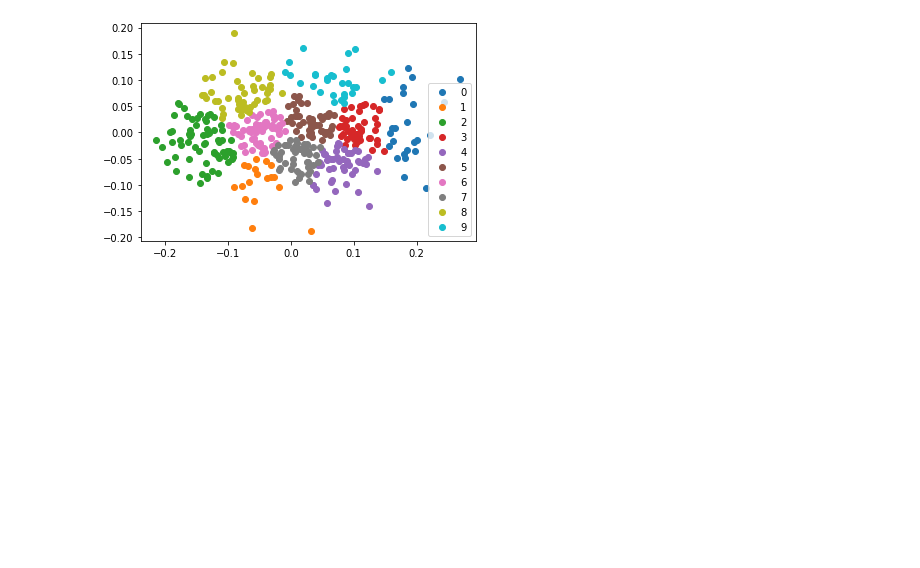
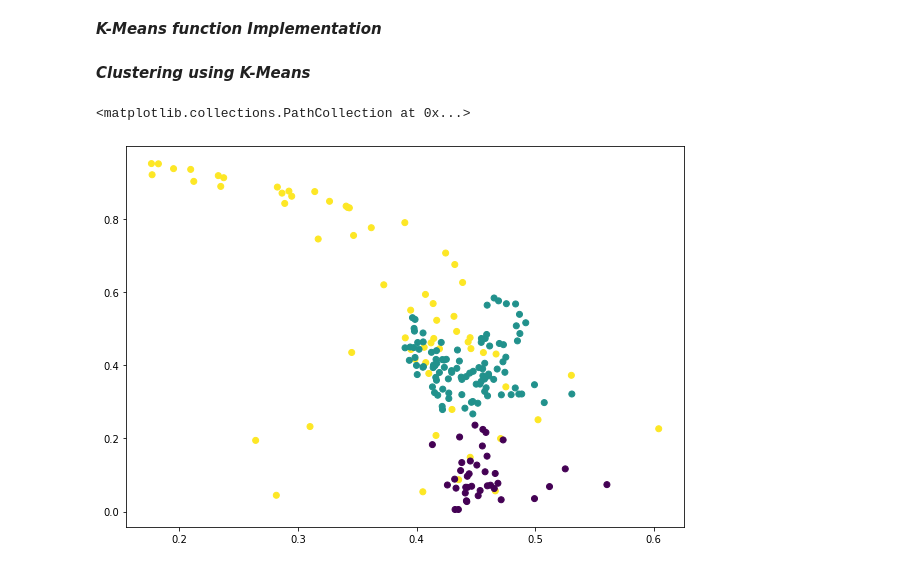
Before and after one commit to poojashreeNS/Clustering, a Jupyter notebook: K_mean_from_scratch.ipynb, the cells around one changed output. Cells and saved outputs as stored; diff of their text form; code cells hidden in the pictures; blank space fills up the shorter version.

```diff
--- a/K_mean_from_scratch.ipynb
+++ b/K_mean_from_scratch.ipynb
@@ -8,3 +8,8 @@ from sklearn.datasets import load_diabetes
 from sklearn.decomposition import PCA
 from sklearn.cluster import KMeans
 import matplotlib.pyplot as plt
+# %%
+#Load Data
+data = pd.read_csv('/content/Mall_Customers.csv')
+data.head()
+pca = PCA(2)
@@ -10,0 +18,4 @@ import matplotlib.pyplot as plt
+# %%
+#converting categorical to numeric
+data.Gender = pd.Categorical(data.Gender).codes
+data.head()
@@ -10,0 +29,6 @@ import matplotlib.pyplot as plt
+# %%
+# Normalizing the data.
+from sklearn.preprocessing import normalize
+data_scaled = normalize(data)
+data_scaled = pd.DataFrame(data_scaled, columns=data.columns)
+data_scaled.head()
@@ -11,3 +42,5 @@ import matplotlib.pyplot as plt
+# %% [markdown]
+***K-Means function Implementation***
 # %%
 #Defining our function
 def kmeans(x,k, no_of_iterations):
@@ -42,3 +70,0 @@ pca = PCA(2)
-# %%
-#Transform the data
-df = pca.fit_transform(data)
@@ -48,10 +71,13 @@ label = kmeans(df,10,1000)
-# %%
-#Visualize the results
-
-u_labels = np.unique(label)
-for i in u_labels:
-    plt.scatter(df[label == i , 0] , df[label == i , 1] , label = i)
-plt.legend()
-plt.show()
-# %% [output]
-[figure, removed]
+# %% [markdown]
+***Clustering using K-Means***
+# %%
+#Transform the data
+df = pca.fit_transform(data_scaled)
+#Applying Kmeans function
+label = kmeans(df,3,1000)
+#Plot
+plt.figure(figsize=(10, 7))
+plt.scatter(data_scaled['Annual Income (k$)'], data_scaled['Spending Score (1-100)'], c=label, cmap='viridis')
+# %% [output]
+<matplotlib.collections.PathCollection at 0x...>
+[figure, added]
```
Also changed, not shown: parts of 12 cells of this notebook.
